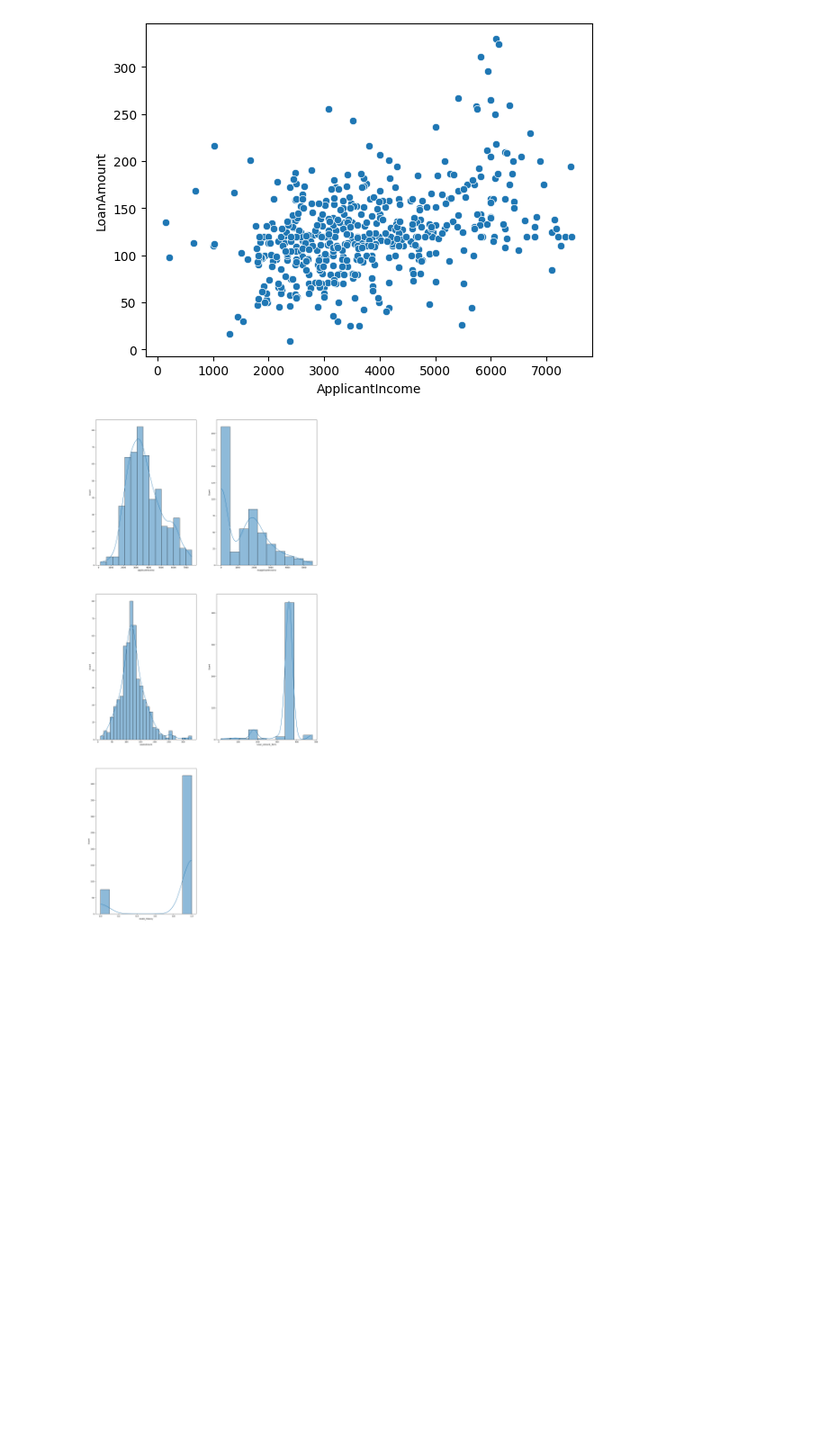
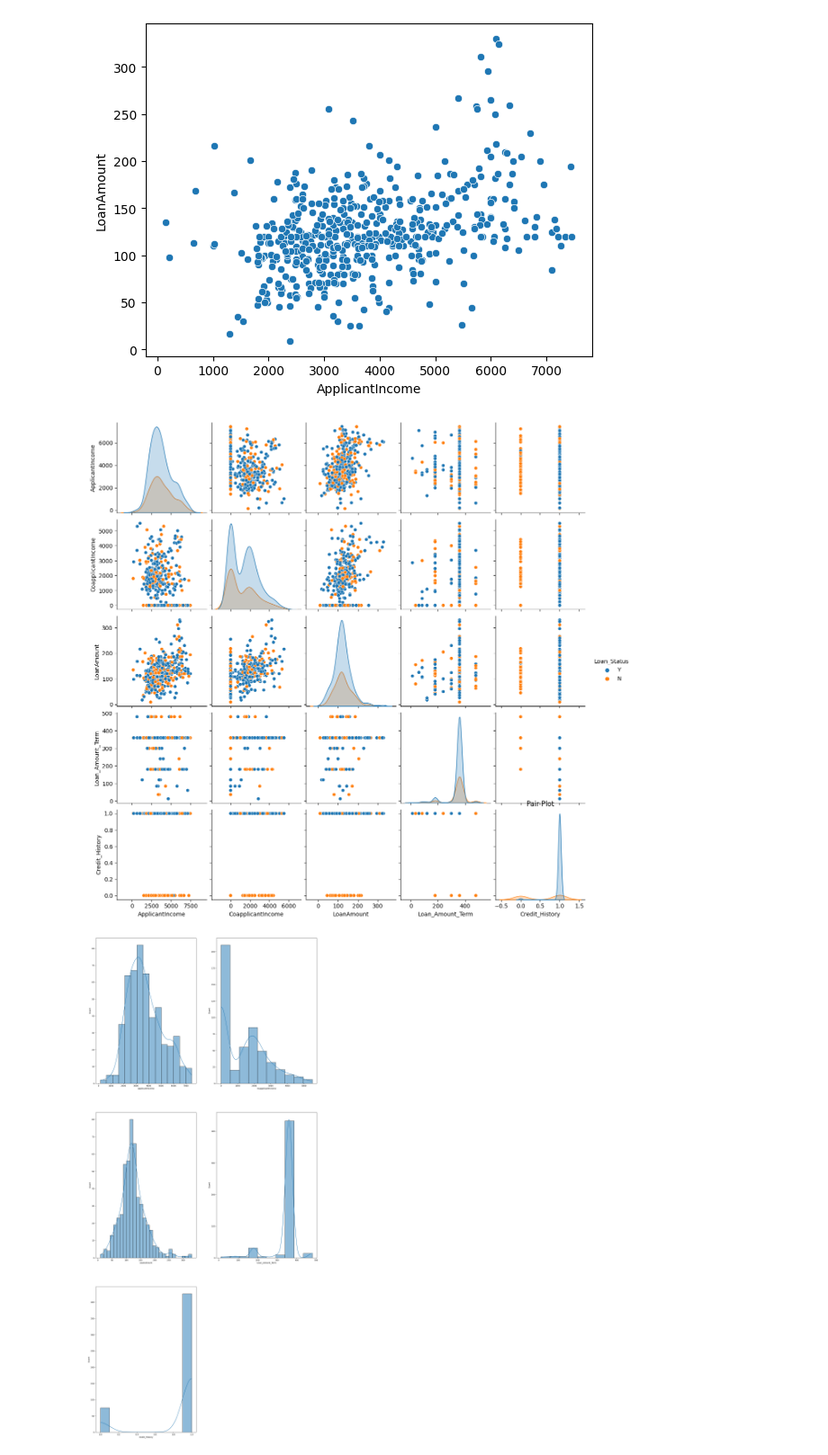
Before and after one commit to ErMapsh/Data-Analytics, a Jupyter notebook: Projects/EdubridgeMajorProject/main.ipynb, the cells around one changed output. Shown at 90% size. Saved outputs shown, nothing was run; the diff lists cells and outputs as text; code cells hidden in the pictures; blank space fills up the shorter version.

```diff
--- a/Projects/EdubridgeMajorProject/main.ipynb
+++ b/Projects/EdubridgeMajorProject/main.ipynb
@@ -303,6 +357,12 @@ sns.scatterplot(data = df, x = "ApplicantIncome", y = "LoanAmount")
 # %% [output]
 <AxesSubplot: xlabel='ApplicantIncome', ylabel='LoanAmount'>
 [figure]
+# %%
+sns.pairplot(df,hue="Loan_Status")
+plt.title("Pair Plot")
+plt.show()
+# %% [output]
+[figure, added]
 # %%
 plt.figure(figsize=(20, 45))
 for i, col in list(enumerate(num)):
```
Also changed, not shown: parts of 29 cells of this notebook, 7 other files.
